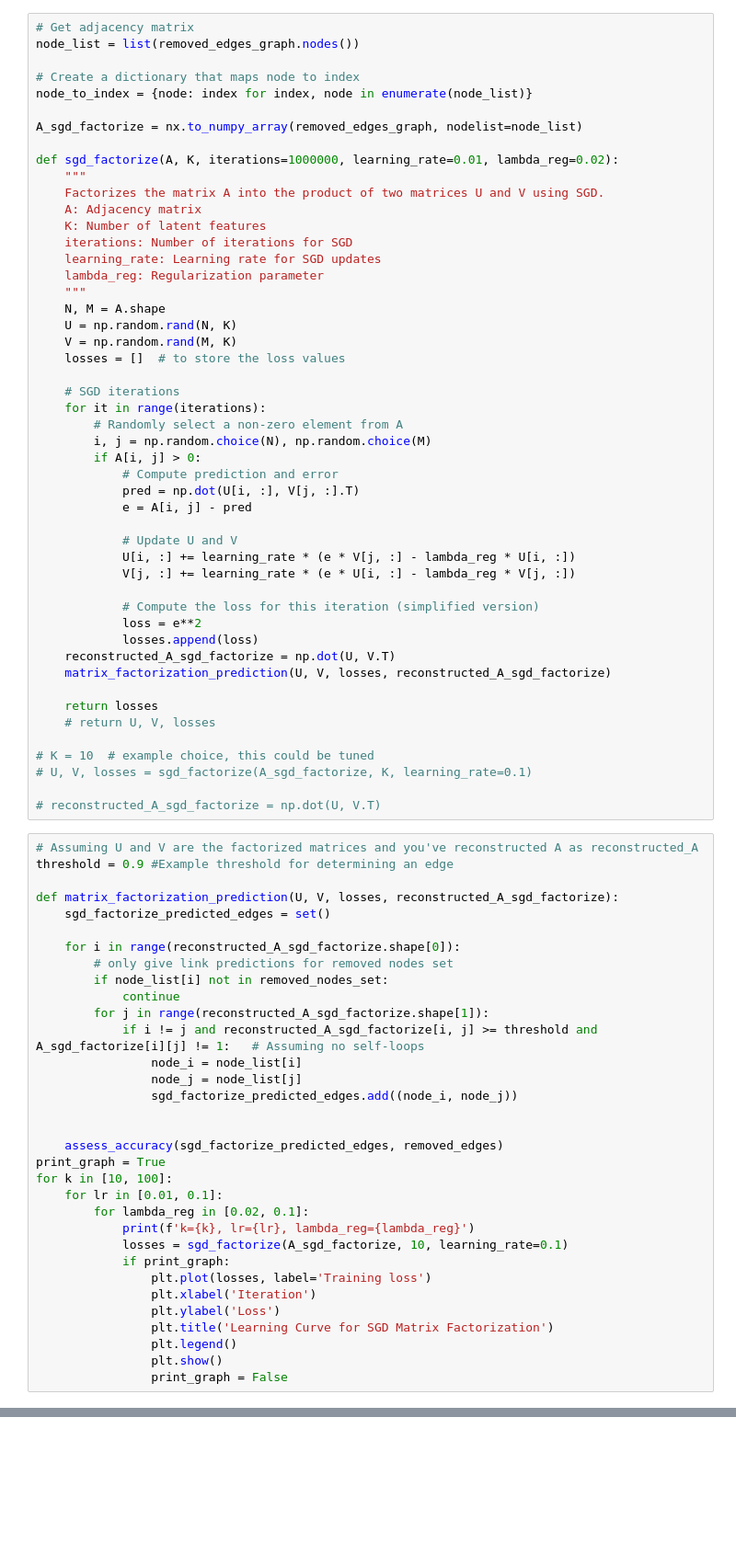
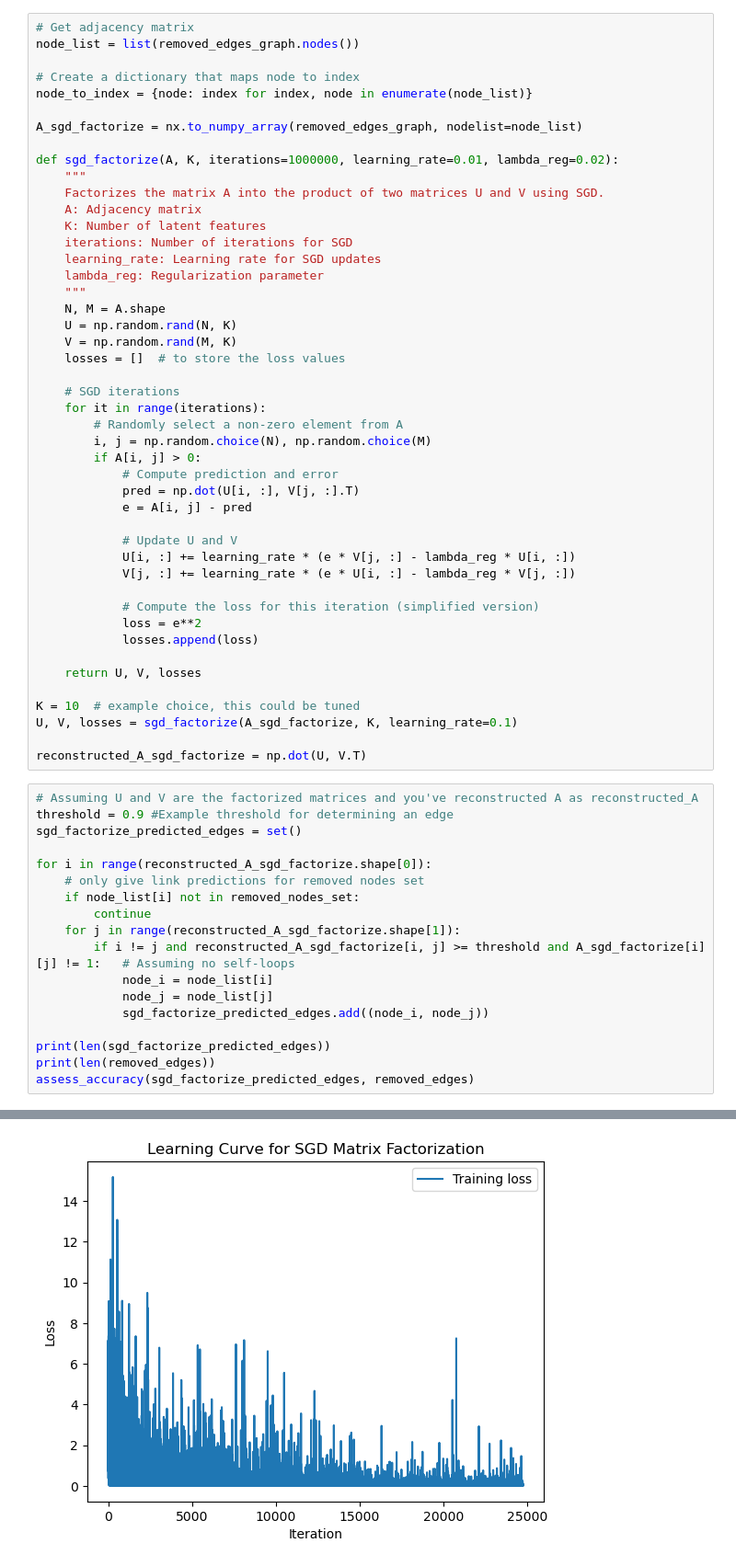
Before and after one commit to KevKoppa/CS4352-Final-Project, a Jupyter notebook: Project.ipynb, the cells around one changed output, grey strips where cells are left out. Shown: that part at 92% size. Drawn from its saved outputs; the diff is of its cells as text; blank space fills up the shorter version.

```diff
--- a/Project.ipynb
+++ b/Project.ipynb
@@ -400,47 +361,29 @@ def sgd_factorize(A, K, iterations=1000000, learning_rate=0.01, lambda_reg=0.02)
             # Compute the loss for this iteration (simplified version)
             loss = e**2
             losses.append(loss)
-    reconstructed_A_sgd_factorize = np.dot(U, V.T)
-    matrix_factorization_prediction(U, V, losses, reconstructed_A_sgd_factorize)
 
-    return losses
-    # return U, V, losses
+    return U, V, losses
 
-# K = 10  # example choice, this could be tuned
-# U, V, losses = sgd_factorize(A_sgd_factorize, K, learning_rate=0.1)
+K = 10  # example choice, this could be tuned
+U, V, losses = sgd_factorize(A_sgd_factorize, K, learning_rate=0.1)
 
-# reconstructed_A_sgd_factorize = np.dot(U, V.T)
+reconstructed_A_sgd_factorize = np.dot(U, V.T)
 # %%
 # Assuming U and V are the factorized matrices and you've reconstructed A as reconstructed_A
 threshold = 0.9 #Example threshold for determining an edge
+sgd_factorize_predicted_edges = set()
 
-def matrix_factorization_prediction(U, V, losses, reconstructed_A_sgd_factorize):
-    sgd_factorize_predicted_edges = set()
+for i in range(reconstructed_A_sgd_factorize.shape[0]):
+    # only give link predictions for removed nodes set
+    if node_list[i] not in removed_nodes_set:
+        continue
+    for j in range(reconstructed_A_sgd_factorize.shape[1]):
+        if i != j and reconstructed_A_sgd_factorize[i, j] >= threshold and A_sgd_factorize[i][j] != 1:   # Assuming no self-loops
+            node_i = node_list[i]
+            node_j = node_list[j]
+            sgd_factorize_predicted_edges.add((node_i, node_j))
 
-    for i in range(reconstructed_A_sgd_factorize.shape[0]):
-        # only give link predictions for removed nodes set
-        if node_list[i] not in removed_nodes_set:
-            continue
-        for j in range(reconstructed_A_sgd_factorize.shape[1]):
-            if i != j and reconstructed_A_sgd_factorize[i, j] >= threshold and A_sgd_factorize[i][j] != 1:   # Assuming no self-loops
-                node_i = node_list[i]
-                node_j = node_list[j]
-                sgd_factorize_predicted_edges.add((node_i, node_j))
-
-
-    assess_accuracy(sgd_factorize_predicted_edges, removed_edges)
-print_graph = True
-for k in [10, 100]:
-    for lr in [0.01, 0.1]:
-        for lambda_reg in [0.02, 0.1]:
-            print(f'k={k}, lr={lr}, lambda_reg={lambda_reg}')
-            losses = sgd_factorize(A_sgd_factorize, 10, learning_rate=0.1)
-            if print_graph:
-                plt.plot(losses, label='Training loss')
-                plt.xlabel('Iteration')
-                plt.ylabel('Loss')
-                plt.title('Learning Curve for SGD Matrix Factorization')
-                plt.legend()
-                plt.show()
-                print_graph = False
+print(len(sgd_factorize_predicted_edges))
+print(len(removed_edges))
+assess_accuracy(sgd_factorize_predicted_edges, removed_edges)
 # %% [output]
@@ -448,2 +394,3 @@ NameError: name 'sgd_factorize' is not defined
+[figure, added]
 # %%
 # Plot the learning curve
```
Also changed, not shown: parts of 12 cells of this notebook.
